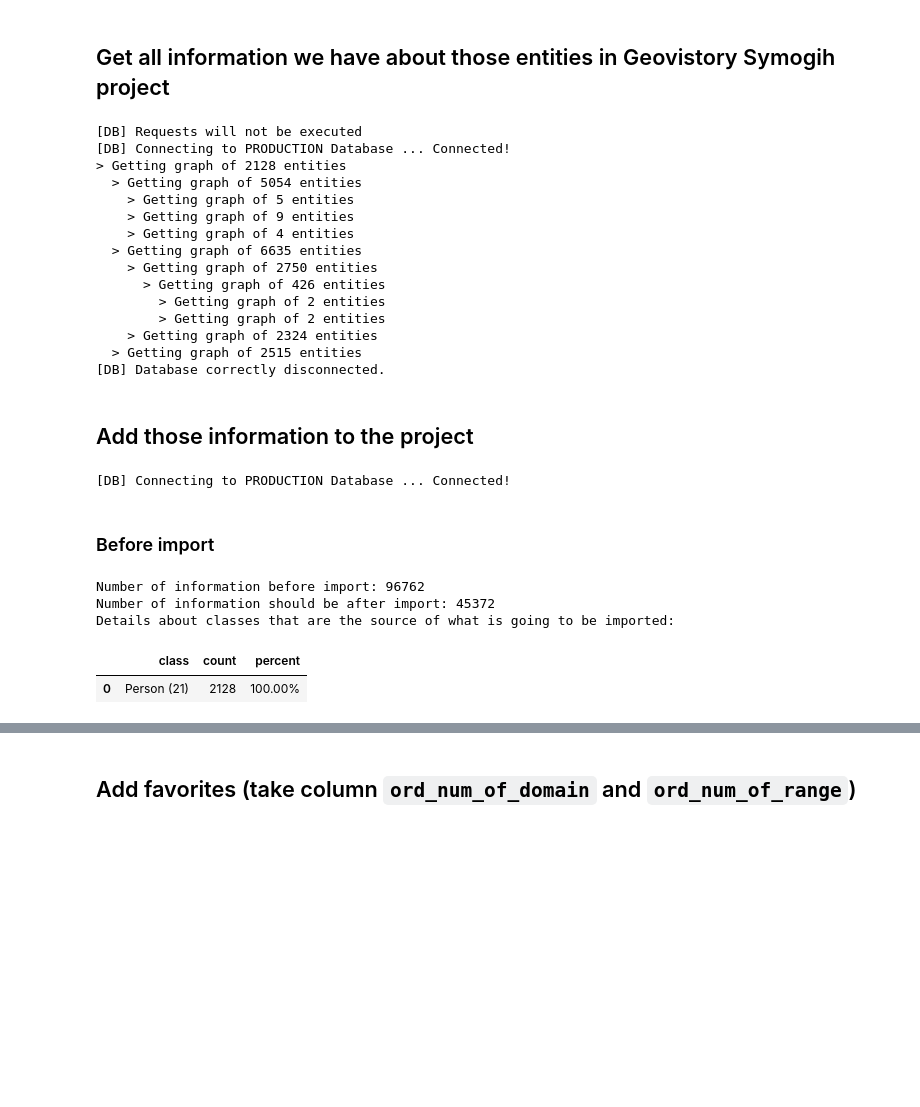
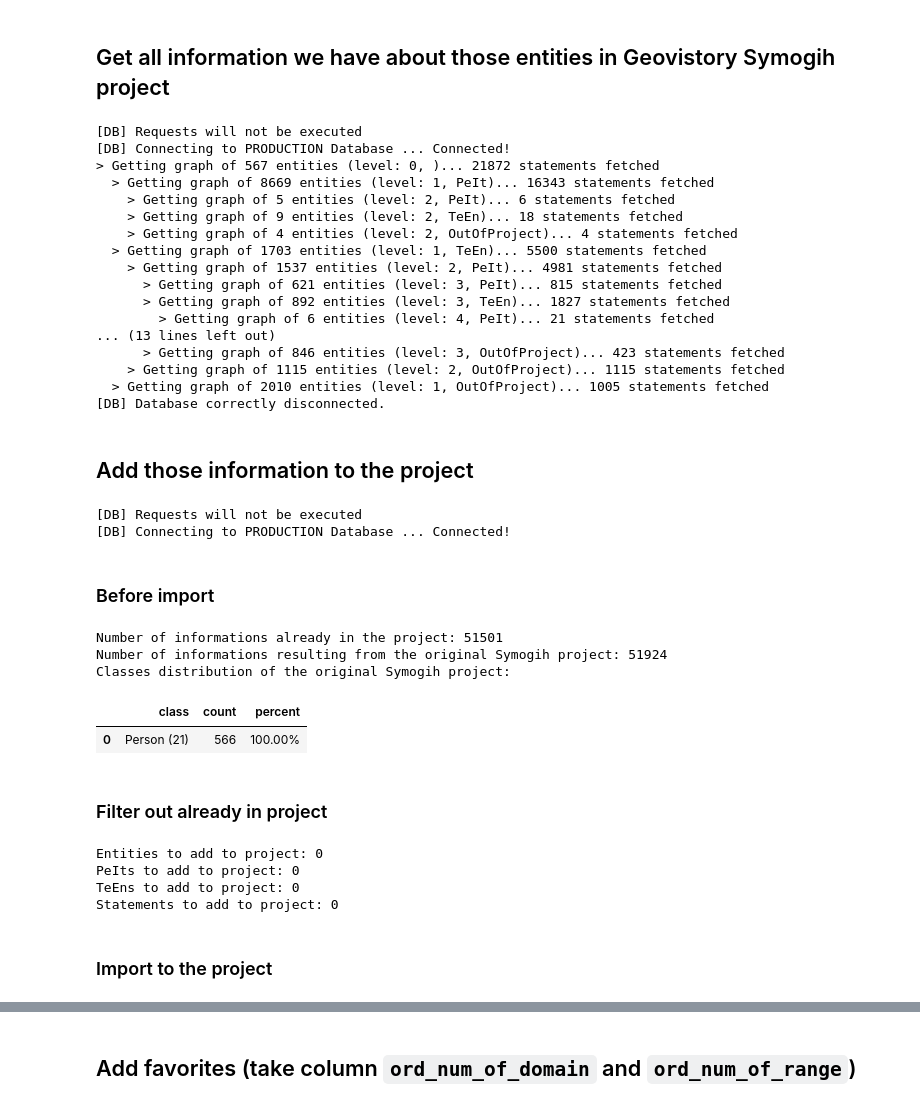
Before and after one commit to geovistory/symogih, a Jupyter notebook: src/add-entities-to-gv-project.ipynb, the cells around one changed output, grey strips where cells are left out. Saved outputs shown, nothing was run; the diff lists cells and outputs as text; code cells hidden in the pictures; blank space fills up the shorter version.

Commit message:
ready for dispatch in projects

```diff
--- a/src/add-entities-to-gv-project.ipynb
+++ b/src/add-entities-to-gv-project.ipynb
@@ -116,9 +137,8 @@ Entity number: 2128
 # %%
 db.connect_geovistory(env, -1, False, skip_protection=True)
 
-
 # Get the whole graph ids of those entities (with rules; eg only incoming properties for TeEn)
-peits, teens, stmts = q.get_graph_pks(entities, pk_symogih_gv, max_level=10)
+peits, teens, stmts = db.queries.get_graph_pks(entities, pk_symogih_gv, max_level=100)
 
 # Make the graph explicit
 # the_graph = db.explicit_statements(stmts)
@@ -130,22 +150,24 @@ peits, teens, stmts = q.get_graph_pks(entities, pk_symogih_gv, max_level=10)
 
 db.disconnect()
 
-# 55s
+# up to 12min
 # %% [output]
 [DB] Requests will not be executed
 [DB] Connecting to PRODUCTION Database ... Connected!
-> Getting graph of 2128 entities
-  > Getting graph of 5054 entities
-    > Getting graph of 5 entities
-    > Getting graph of 9 entities
-    > Getting graph of 4 entities
-  > Getting graph of 6635 entities
-    > Getting graph of 2750 entities
-      > Getting graph of 426 entities
-        > Getting graph of 2 entities
-        > Getting graph of 2 entities
-    > Getting graph of 2324 entities
-  > Getting graph of 2515 entities
+> Getting graph of 567 entities (level: 0, )... 21872 statements fetched
+  > Getting graph of 8669 entities (level: 1, PeIt)... 16343 statements fetched
+    > Getting graph of 5 entities (level: 2, PeIt)... 6 statements fetched
+    > Getting graph of 9 entities (level: 2, TeEn)... 18 statements fetched
+    > Getting graph of 4 entities (level: 2, OutOfProject)... 4 statements fetched
+  > Getting graph of 1703 entities (level: 1, TeEn)... 5500 statements fetched
+    > Getting graph of 1537 entities (level: 2, PeIt)... 4981 statements fetched
+      > Getting graph of 621 entities (level: 3, PeIt)... 815 statements fetched
+      > Getting graph of 892 entities (level: 3, TeEn)... 1827 statements fetched
+        > Getting graph of 6 entities (level: 4, PeIt)... 21 statements fetched
+... (13 lines left out)
+      > Getting graph of 846 entities (level: 3, OutOfProject)... 423 statements fetched
+    > Getting graph of 1115 entities (level: 2, OutOfProject)... 1115 statements fetched
+  > Getting graph of 2010 entities (level: 1, OutOfProject)... 1005 statements fetched
 [DB] Database correctly disconnected.
 # %%
 ### For info, if needed, to spot unwanted incoming entities
@@ -159,35 +181,57 @@ db.disconnect()
 # %% [markdown]
 ## Add those information to the project
 # %%
-db.connect_geovistory(env, pk_project_gv, execute)
+db.connect_geovistory(env, pk_project_gv, execute, skip_protection=True)
 # %% [output]
+[DB] Requests will not be executed
 [DB] Connecting to PRODUCTION Database ... Connected!
 # %% [markdown]
 ### Before import
 # %%
-ipr_before = db.query(f'select pk_entity from projects.info_proj_rel where fk_project = {pk_project_gv} and is_in_project = true')
+ipr_before = db.query(f'select pk_entity, fk_entity from projects.info_proj_rel where fk_project = {pk_project_gv} and is_in_project = true')
 
-print('Number of information before import:', len(ipr_before))
-print('Number of information should be after import:', (len(entities) + len(peits) + len(teens) + len(stmts) ))
+print('Number of informations already in the project:', len(ipr_before))
+print('Number of informations resulting from the original Symogih project:', (len(entities) + len(peits) + len(teens) + len(stmts) ))
 
-entities_str = u.get_sql_ready_str(entities) # peits + teens)
+entities_str = db.tools.pks_to_string(entities) # peits + teens)
 classes = db.query(f'''
     select
         r.pk_entity, r.fk_class, ac.dfh_class_label
     from information.resource r
     left join data_for_history.api_class ac on ac.dfh_pk_class = r.fk_class and ac.dfh_class_label_language = 'en'
     where r.pk_entity in {entities_str}
 ''')
 classes['class'] = classes['dfh_class_label'] + ' (' + classes['fk_class'].astype(str) + ')'
 classes.drop_duplicates(inplace=True)
-print('Details about classes that are the source of what is going to be imported:')
-display(a.group_by_count(classes, 'class'))
+print('Classes distribution of the original Symogih project:')
+display(kit.group_by_count(classes, 'class'))
 # %% [output]
-Number of information before import: 96762
-Number of information should be after import: 45372
-Details about classes that are the source of what is going to be imported:
+Number of informations already in the project: 51501
+Number of informations resulting from the original Symogih project: 51924
+Classes distribution of the original Symogih project:
 |  | class | count | percent |
-| 0 | Person (21) | 2128 | 100.00% |
+| 0 | Person (21) | 566 | 100.00% |
+# %% [markdown]
+### Filter out already in project
+# %%
+in_project = set(ipr_before['fk_entity'])
+
+entities = list(filter(lambda element: element not in in_project, entities))
+peits = list(filter(lambda element: element not in in_project, peits))
+teens = list(filter(lambda element: element not in in_project, teens))
+stmts = list(filter(lambda element: element not in in_project, stmts))
+
+print('Entities to add to project:', len(entities))
+print('PeIts to add to project:', len(peits))
+print('TeEns to add to project:', len(teens))
+print('Statements to add to project:', len(stmts))
+# %% [output]
+Entities to add to project: 0
+PeIts to add to project: 0
+TeEns to add to project: 0
+Statements to add to project: 0
+# %% [markdown]
+### Import to the project
 # %%
 db.info_proj_rels.create(entities)
 db.info_proj_rels.create(peits)
```
Also changed, not shown: parts of 11 cells of this notebook, 2 other files.
